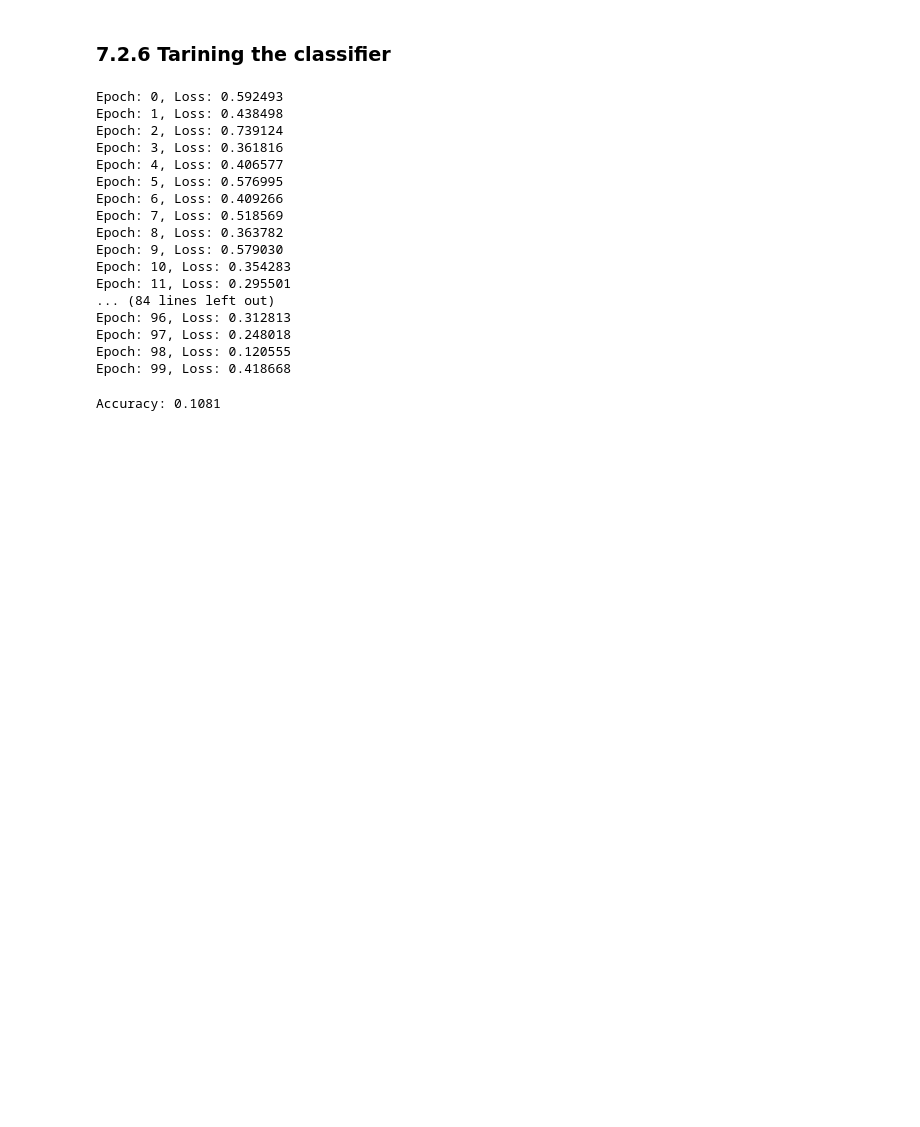
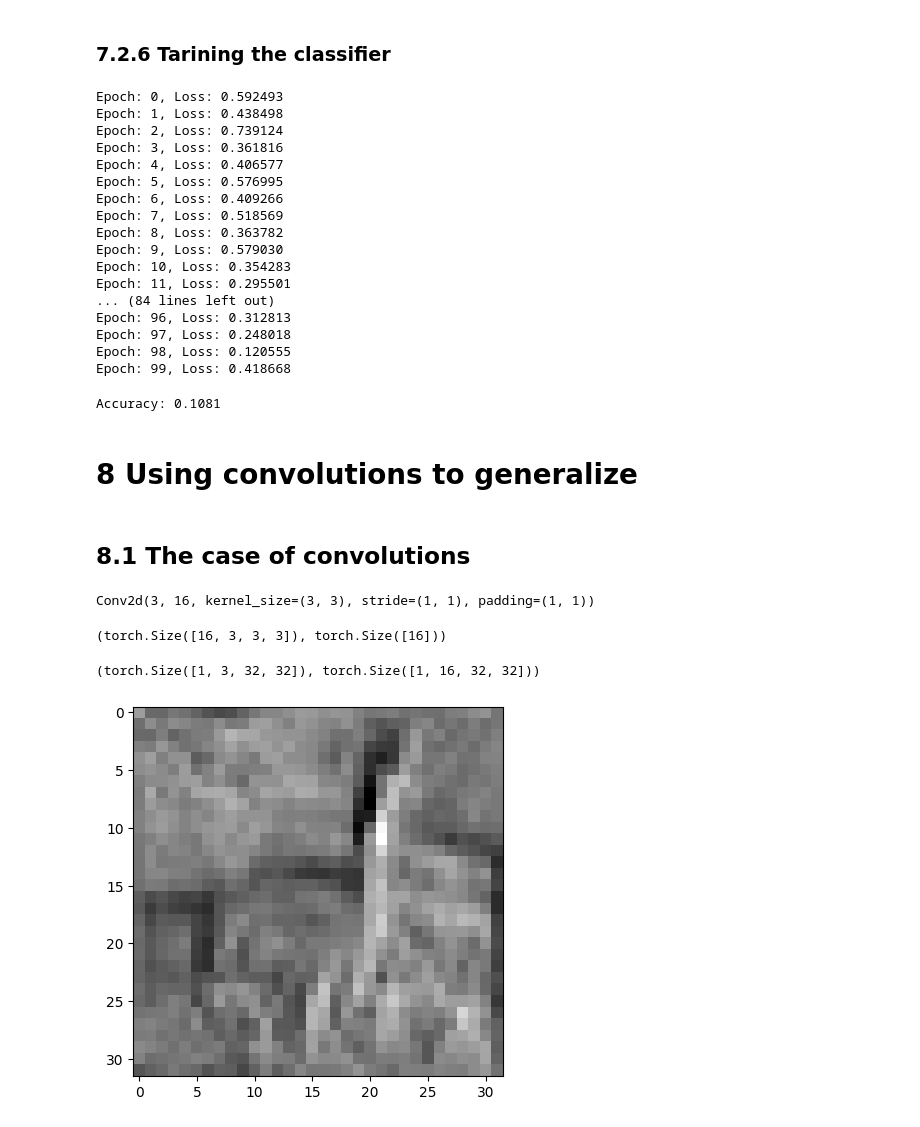
Before and after one commit to Gonzalo-Ortega/Stereotypical-Behavior-Classification, a Jupyter notebook: PyTorch_Testing_Gonzalo.ipynb, the cells around one changed output. Cells and saved outputs as stored; diff of their text form; code cells hidden in the pictures; blank space fills up the shorter version.

Commit message:
Convolutional network implementation: - Class models. - GPU execution. - Saving the model.

```diff
--- a/PyTorch_Testing_Gonzalo.ipynb
+++ b/PyTorch_Testing_Gonzalo.ipynb
@@ -81,10 +82,8 @@ WARNING:matplotlib.image:Clipping input data to the valid range for imshow with
 # %%
 label_map = {0: 0, 2: 1}
 class_names = ['airplane', 'bird']
-cifar2 = [(img, label_map[label]) for img, label in cifar10 if label in [0, 2]]
-cifar2_val = [(img, label_map[label]) for img, label in cifar10_val if label in [0, 2]]
-transformed_cifar2 = [(img, label_map[label]) for img, label in transformed_cifar10 if label in [0, 2]]
-transformed_cifar2_val = [(img, label_map[label]) for img, label in transformed_cifar10_val if label in [0, 2]]
+cifar2 = [(img, label_map[label]) for img, label in transformed_cifar10 if label in [0, 2]]
+cifar2_val = [(img, label_map[label]) for img, label in transformed_cifar10_val if label in [0, 2]]
 # %%
 img, label = cifar2[0]
 plt.imshow(img)
@@ -222,3 +221,27 @@ with torch.no_grad():
 print(f'Accuracy: {correct / total}')
 # %% [output]
 Accuracy: 0.1081
+# %% [markdown]
+# 8 Using convolutions to generalize
+# %% [markdown]
+## 8.1 The case of convolutions
+# %%
+conv = nn.Conv2d(3, 16, kernel_size=3, padding=1)
+conv
+# %% [output]
+Conv2d(3, 16, kernel_size=(3, 3), stride=(1, 1), padding=(1, 1))
+# %%
+conv.weight.shape, conv.bias.shape
+# %% [output]
+(torch.Size([16, 3, 3, 3]), torch.Size([16]))
+# %%
+img, _ = cifar2[0]
+output = conv(img.unsqueeze(0))
+img.unsqueeze(0).shape, output.shape
+# %% [output]
+(torch.Size([1, 3, 32, 32]), torch.Size([1, 16, 32, 32]))
+# %%
+plt.imshow(output[0, 0].detach(), cmap='gray')
+plt.show()
+# %% [output]
+[figure, added]
```
Also changed, not shown: parts of 18 cells of this notebook.
